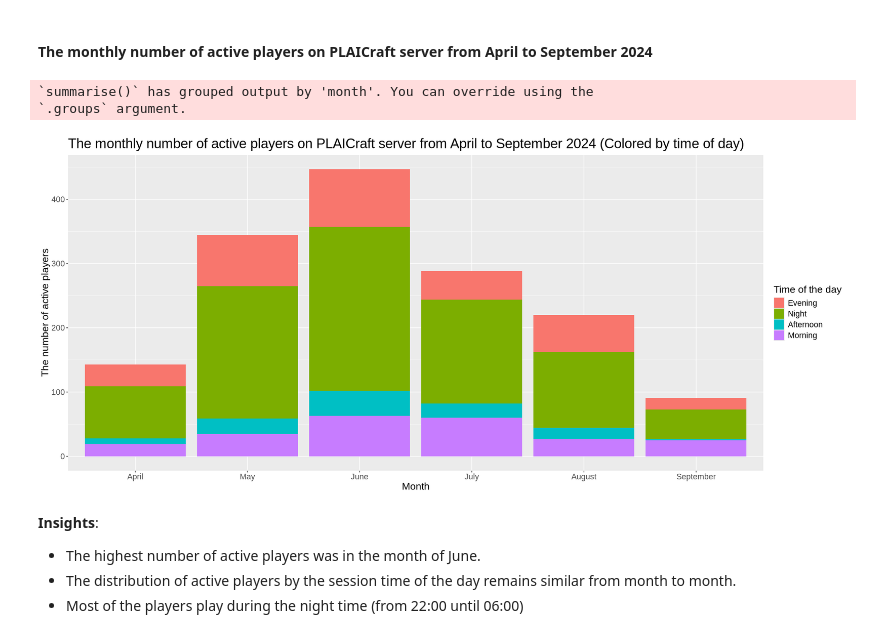
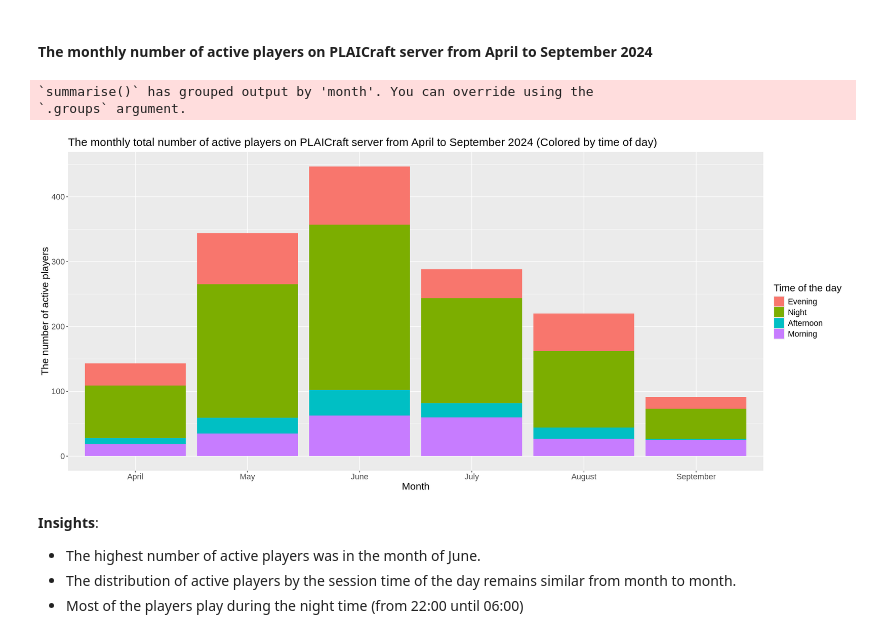
Before and after one commit to ALagodzinska/project_planning_stage, a Jupyter notebook: ProjectPlanning.ipynb, the cells around one changed output. Cells and saved outputs as stored; diff of their text form; code cells hidden in the pictures.

```diff
--- a/ProjectPlanning.ipynb
+++ b/ProjectPlanning.ipynb
@@ -359,35 +359,35 @@ afternoon_end_time <- hm("18:00")
 
 sessions_with_playtime_category <- sessions_clean |>
     mutate(time_of_day =
         ifelse((start_time >= evening_start_time & start_time < evening_end_time) |  (end_time >=  evening_start_time & end_time < evening_end_time), "Evening",
         ifelse((start_time >= morning_start_time & start_time < morning_end_time) | (end_time >=  morning_start_time & end_time < morning_end_time), "Morning",
         ifelse((start_time >= afternoon_start_time & start_time < afternoon_end_time) | (end_time >=  afternoon_start_time & end_time < afternoon_end_time), "Afternoon",
         "Night")))) |>
     mutate(time_of_day = as_factor(time_of_day))
 
 
 active_players_by_month_and_time <- sessions_with_playtime_category |>
     group_by(month = month(start_date), time_of_day) |>
     summarize(active_players_count = n()) |>
     mutate(month = factor(month,
                            levels = c(4, 5, 6, 7, 8, 9),
                            labels = c("April", "May", "June", "July", "August", "September")))
 
 options(repr.plot.width = 18, repr.plot.height = 8)
 
 active_players_by_month_and_time_plot <- active_players_by_month_and_time |>
     ggplot(aes(x = month, y = active_players_count, fill = time_of_day)) +
     geom_bar(stat = "identity") +
     labs(x = "Month", y = "The number of active players", fill = "Time of the day") +
     ggtitle("The monthly total number of active players on PLAICraft server from April to September 2024 (Colored by time of day)") +
-    theme(text = element_text(size = 16), plot.title = element_text(size = 22))
+    theme(text = element_text(size = 16), plot.title = element_text(size = 18))
 
 
 active_players_by_month_and_time_plot
 # %% [output]
 `summarise()` has grouped output by 'month'. You can override using the
 `.groups` argument.
-[figure, old version]
+[figure, new version]
 # %% [markdown]
 **Insights**:
 - The highest number of active players was in the month of June.
```
Also changed, not shown: parts of 1 cell of this notebook.
